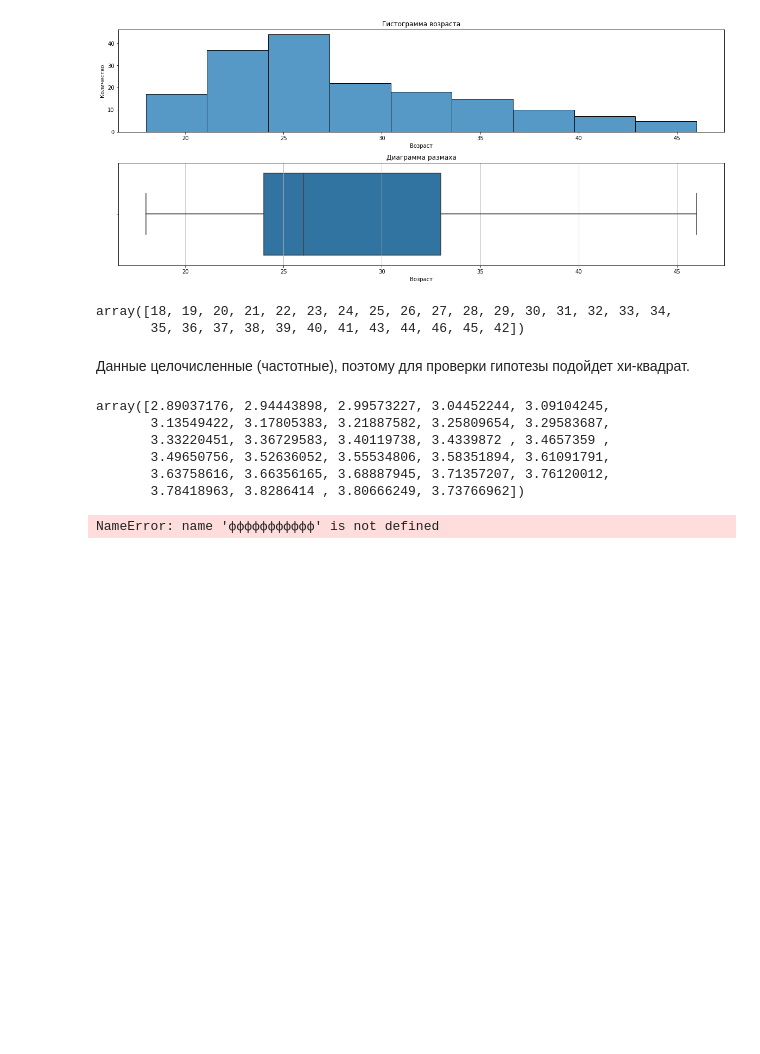
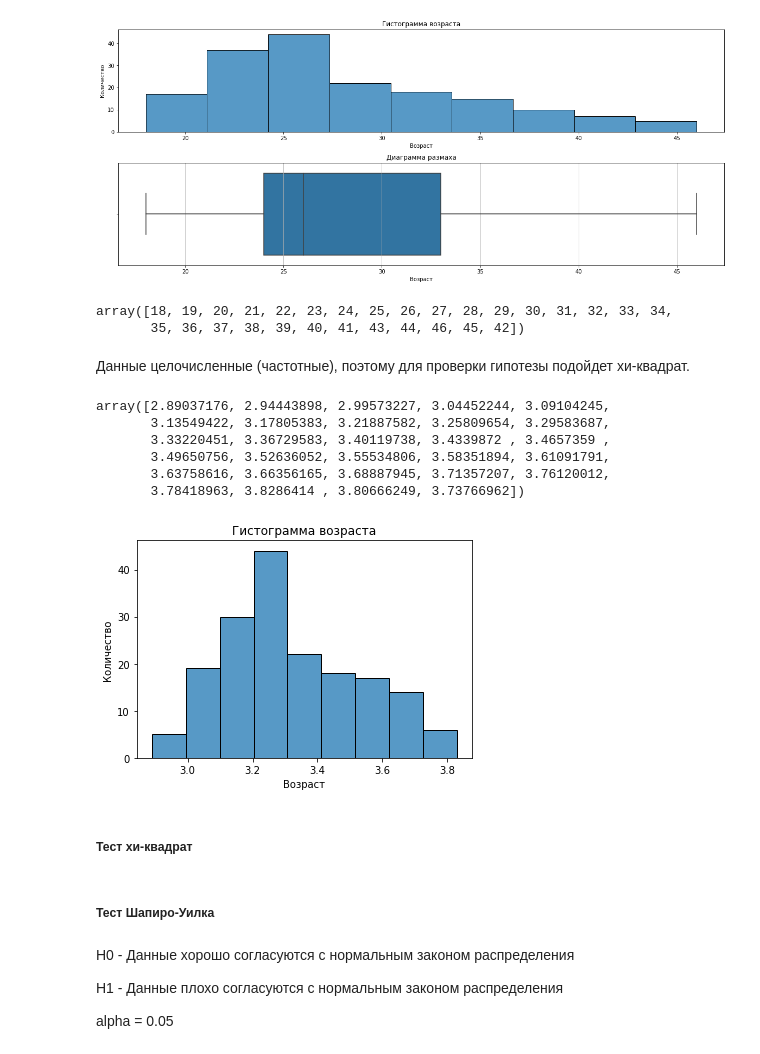
Before and after one commit to Chularev/kaggle_competitions, a Jupyter notebook: CardioGoodFitness/notebook.ipynb, the cells around one changed output. Drawn from its saved outputs; the diff is of its cells as text; code cells hidden in the pictures; blank space fills up the shorter version.

```diff
--- a/CardioGoodFitness/notebook.ipynb
+++ b/CardioGoodFitness/notebook.ipynb
@@ -139,7 +139,3 @@ array([2.89037176, 2.94443898, 2.99573227, 3.04452244, 3.09104245,
        3.49650756, 3.52636052, 3.55534806, 3.58351894, 3.61091791,
        3.63758616, 3.66356165, 3.68887945, 3.71357207, 3.76120012,
        3.78418963, 3.8286414 , 3.80666249, 3.73766962])
-# %%
-ффффффффффф
-# %% [output]
-NameError: name 'ффффффффффф' is not defined
@@ -149,7 +142,26 @@ plot.show()
+# %%
+sns.histplot(tmp, x="Age").set(
+    title='Гистограмма возраста',
+    xlabel='Возраст',
+    ylabel='Количество'
+)
+plot.show()
+# %% [output]
+[figure, added]
 # %%
 def do_test(p_value, alpha = 0.05):
     if p_value < alpha:
         print("Отвергаем нулевую гипотезу")
     else:
         print("Принимаем нулевую гипотезу")
+# %% [markdown]
+##### Тест хи-квадрат
+# %% [markdown]
+##### Тест Шапиро-Уилка
+# %% [markdown]
+H0 - Данные хорошо согласуются с нормальным законом распределения
+
+H1 - Данные плохо согласуются с нормальным законом распределения
+
+alpha = 0.05
 # %%
```
Also changed, not shown: parts of 3 cells of this notebook.
